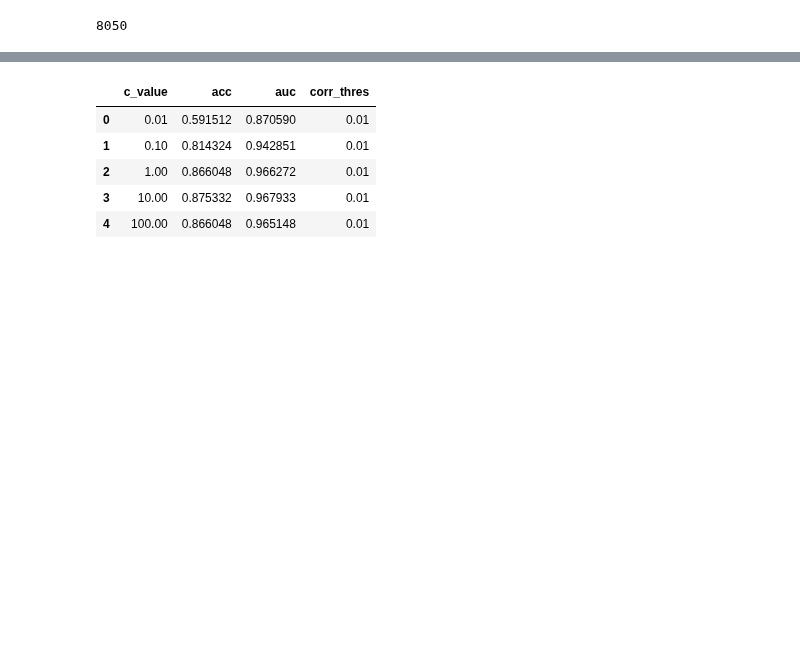
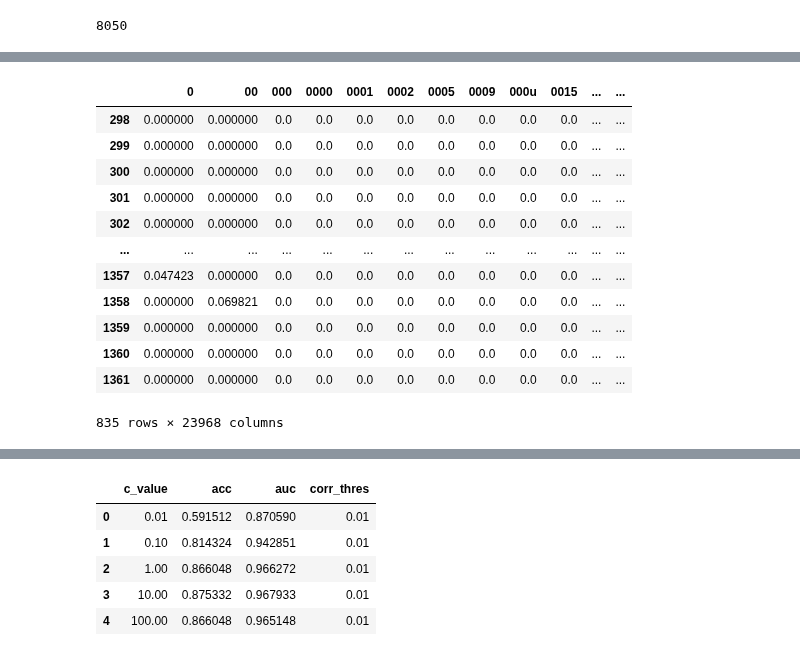
Before and after one commit to anaconda121/NeuraHealth, a Jupyter notebook: Modeling/Logistic-Regression-TFIDF.ipynb, the cells around one changed output, grey strips where cells are left out. Saved outputs shown, nothing was run; the diff lists cells and outputs as text; code cells hidden in the pictures; blank space fills up the shorter version.

```diff
--- a/Modeling/Logistic-Regression-TFIDF.ipynb
+++ b/Modeling/Logistic-Regression-TFIDF.ipynb
@@ -638,0 +636,31 @@ X_valid, X_test, y_valid, y_test = train_test_split(X_test_valid, y_test_valid,
+# %%
+def cross_validation_split(dataset, n_folds):
+    # ensuring straftification across label
+    yes = cross_validation[cross_validation["annotator_label"] == 2].reset_index(drop = True)
+    no = cross_validation[cross_validation["annotator_label"] == 0].reset_index(drop = True)
+    ntr = cross_validation[cross_validation["annotator_label"] == 1].reset_index(drop = True)
+
+    yes_count = len(yes) // 10
+    no_count = len(no) // 10
+    ntr_count = len(ntr) // 10
+
+    split = list()
+    fold_size = len(cross_validation) // 10
+
+    # shuffling data to avoid having to generate random nums through while loop
+    yes = yes.sample(frac=1).reset_index(drop=True)
+    no = no.sample(frac=1).reset_index(drop=True)
+    ntr = ntr.sample(frac=1).reset_index(drop=True)
+
+    # creating folds
+    for i in tqdm(range(n_folds)):
+        fold = pd.DataFrame(columns = cross_validation.columns)
+
+        fold = pd.DataFrame(columns = cross_validation.columns)
+        fold = fold.append(yes[yes_count * i : (yes_count * i) + yes_count])
+        fold = fold.append(no[no_count * i : (no_count * i) + no_count])
+        fold = fold.append(yes[ntr_count * i : (ntr_count * i) + ntr_count])
+
+        split.append(fold)
+
+    return split
@@ -638,0 +744,20 @@ X_valid, X_test, y_valid, y_test = train_test_split(X_test_valid, y_test_valid,
+# %%
+cross_validation = cross_validation.reset_index(drop = True)
+# %%
+splits = cross_validation_split(cross_validation, 10)
+# %%
+splits[2]
+# %% [output]
+|  | 0 | 00 | 000 | 0000 | 0001 | 0002 | 0005 | 0009 | 000u | 0015 | ... | ... |
+| 298 | 0.000000 | 0.000000 | 0.0 | 0.0 | 0.0 | 0.0 | 0.0 | 0.0 | 0.0 | 0.0 | ... | ... |
+| 299 | 0.000000 | 0.000000 | 0.0 | 0.0 | 0.0 | 0.0 | 0.0 | 0.0 | 0.0 | 0.0 | ... | ... |
+| 300 | 0.000000 | 0.000000 | 0.0 | 0.0 | 0.0 | 0.0 | 0.0 | 0.0 | 0.0 | 0.0 | ... | ... |
+| 301 | 0.000000 | 0.000000 | 0.0 | 0.0 | 0.0 | 0.0 | 0.0 | 0.0 | 0.0 | 0.0 | ... | ... |
+| 302 | 0.000000 | 0.000000 | 0.0 | 0.0 | 0.0 | 0.0 | 0.0 | 0.0 | 0.0 | 0.0 | ... | ... |
+| ... | ... | ... | ... | ... | ... | ... | ... | ... | ... | ... | ... | ... |
+| 1357 | 0.047423 | 0.000000 | 0.0 | 0.0 | 0.0 | 0.0 | 0.0 | 0.0 | 0.0 | 0.0 | ... | ... |
+| 1358 | 0.000000 | 0.069821 | 0.0 | 0.0 | 0.0 | 0.0 | 0.0 | 0.0 | 0.0 | 0.0 | ... | ... |
+| 1359 | 0.000000 | 0.000000 | 0.0 | 0.0 | 0.0 | 0.0 | 0.0 | 0.0 | 0.0 | 0.0 | ... | ... |
+| 1360 | 0.000000 | 0.000000 | 0.0 | 0.0 | 0.0 | 0.0 | 0.0 | 0.0 | 0.0 | 0.0 | ... | ... |
+| 1361 | 0.000000 | 0.000000 | 0.0 | 0.0 | 0.0 | 0.0 | 0.0 | 0.0 | 0.0 | 0.0 | ... | ... |
+835 rows × 23968 columns
```
Also changed, not shown: parts of 12 cells of this notebook.
